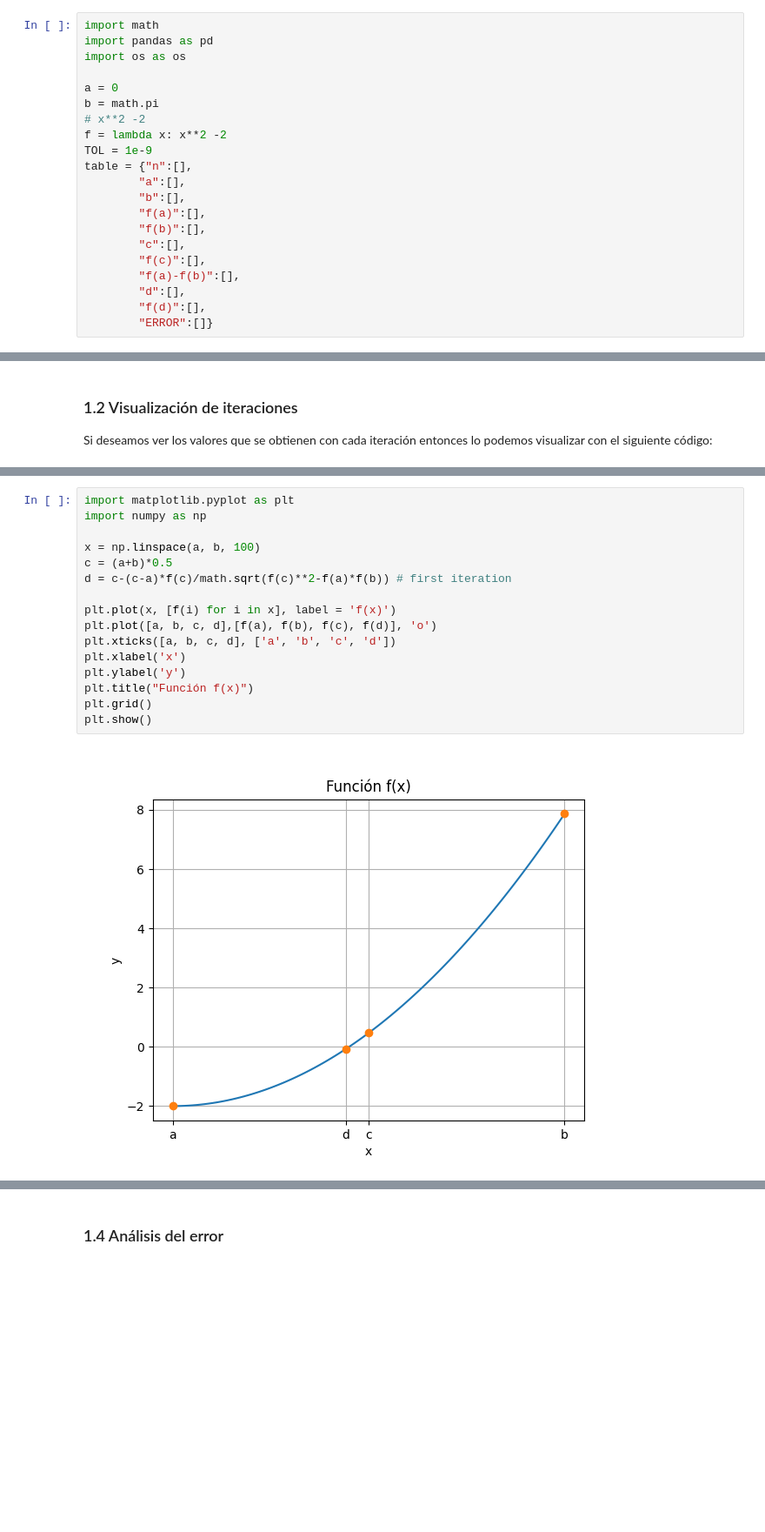
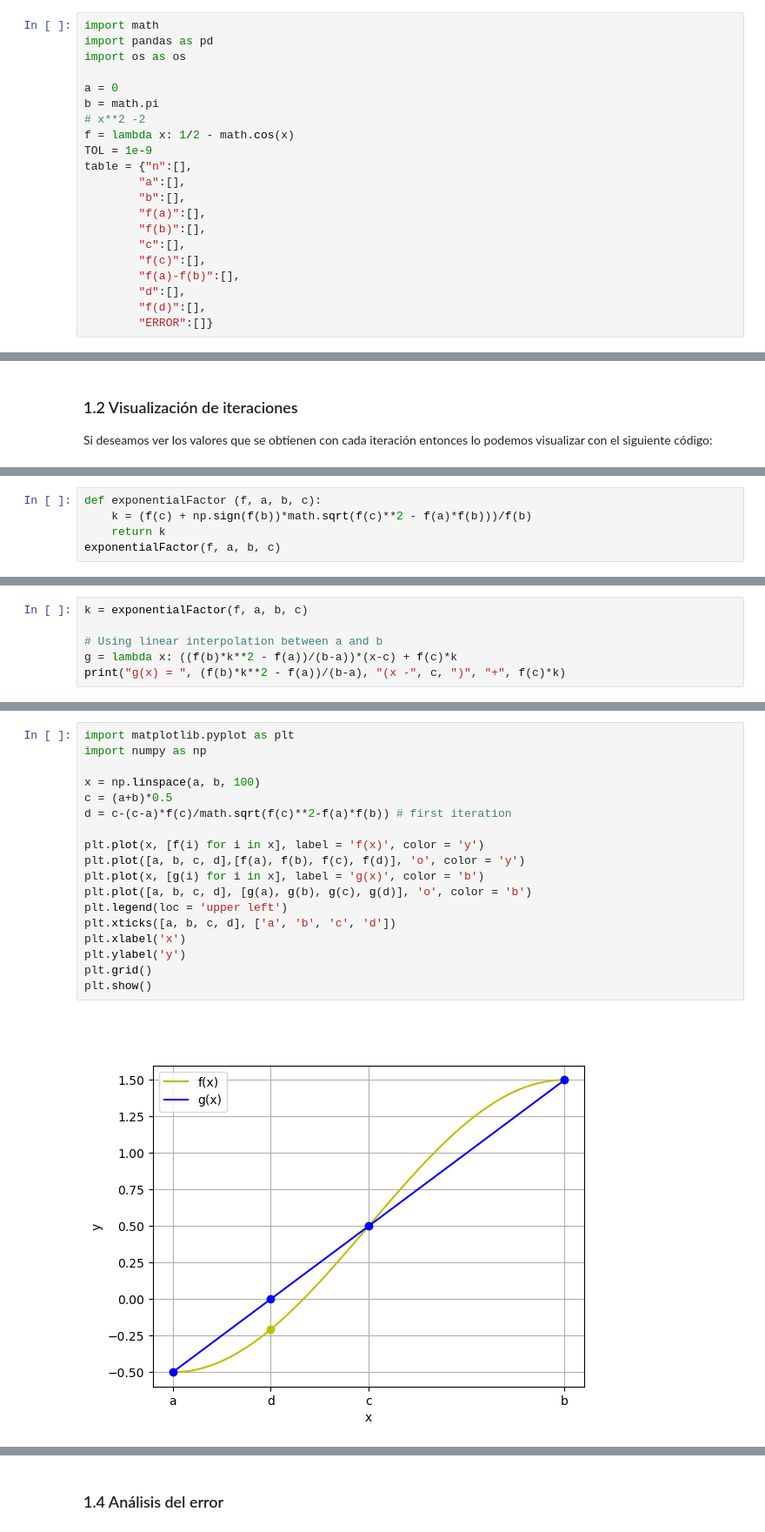
Before and after one commit to MonicaCabanas23/Numerical-Analysis, a Jupyter notebook: Raices-de-funciones-no-lineales.ipynb, the cells around one changed output, grey strips where cells are left out. Shown: that part at 87% size. Saved outputs shown, nothing was run; the diff lists cells and outputs as text; blank space fills up the shorter version.

```diff
--- a/Raices-de-funciones-no-lineales.ipynb
+++ b/Raices-de-funciones-no-lineales.ipynb
@@ -51,7 +51,7 @@ import os as os
 a = 0
 b = math.pi
 # x**2 -2
-f = lambda x: x**2 -2
+f = lambda x: 1/2 - math.cos(x)
 TOL = 1e-9
 table = {"n":[],
         "a":[],
@@ -139,0 +148,5 @@ Para entender de una mejor manera cómo funciona el método, visualicemos las gr
+# %%
+def exponentialFactor (f, a, b, c):
+    k = (f(c) + np.sign(f(b))*math.sqrt(f(c)**2 - f(a)*f(b)))/f(b)
+    return k
+exponentialFactor(f, a, b, c)
@@ -139,0 +158,6 @@ Para entender de una mejor manera cómo funciona el método, visualicemos las gr
+# %%
+k = exponentialFactor(f, a, b, c)
+
+# Using linear interpolation between a and b
+g = lambda x: ((f(b)*k**2 - f(a))/(b-a))*(x-c) + f(c)*k
+print("g(x) = ", (f(b)*k**2 - f(a))/(b-a), "(x -", c, ")", "+", f(c)*k)
@@ -140,18 +182,20 @@ Para entender de una mejor manera cómo funciona el método, visualicemos las gr
 # %%
 import matplotlib.pyplot as plt
 import numpy as np
 
 x = np.linspace(a, b, 100)
 c = (a+b)*0.5
 d = c-(c-a)*f(c)/math.sqrt(f(c)**2-f(a)*f(b)) # first iteration
 
-plt.plot(x, [f(i) for i in x], label = 'f(x)')
-plt.plot([a, b, c, d],[f(a), f(b), f(c), f(d)], 'o')
+plt.plot(x, [f(i) for i in x], label = 'f(x)', color = 'y')
+plt.plot([a, b, c, d],[f(a), f(b), f(c), f(d)], 'o', color = 'y')
+plt.plot(x, [g(i) for i in x], label = 'g(x)', color = 'b')
+plt.plot([a, b, c, d], [g(a), g(b), g(c), g(d)], 'o', color = 'b')
+plt.legend(loc = 'upper left')
 plt.xticks([a, b, c, d], ['a', 'b', 'c', 'd'])
 plt.xlabel('x')
 plt.ylabel('y')
-plt.title("Función f(x)")
 plt.grid()
 plt.show()
 # %% [output]
-[figure, old version]
+[figure, new version]
```
Also changed, not shown: parts of 17 cells of this notebook.
